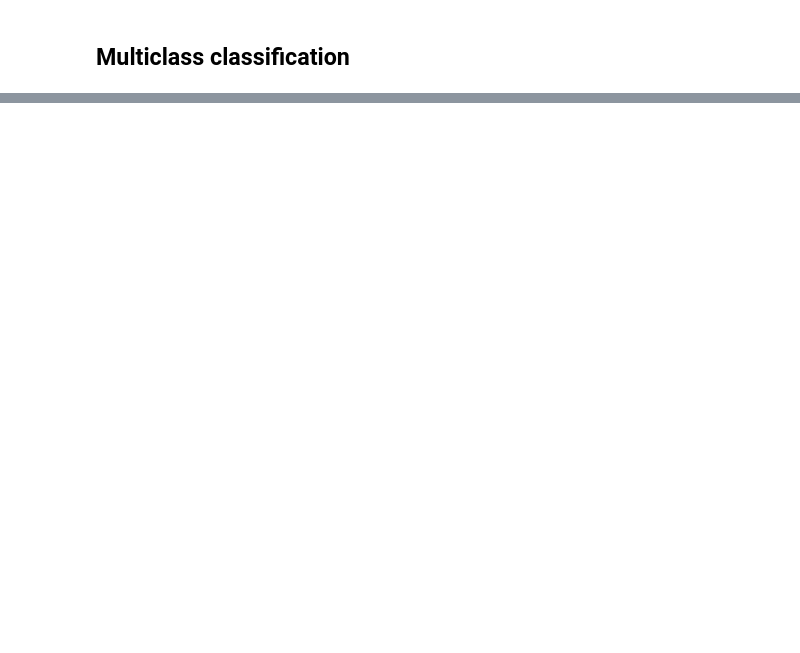
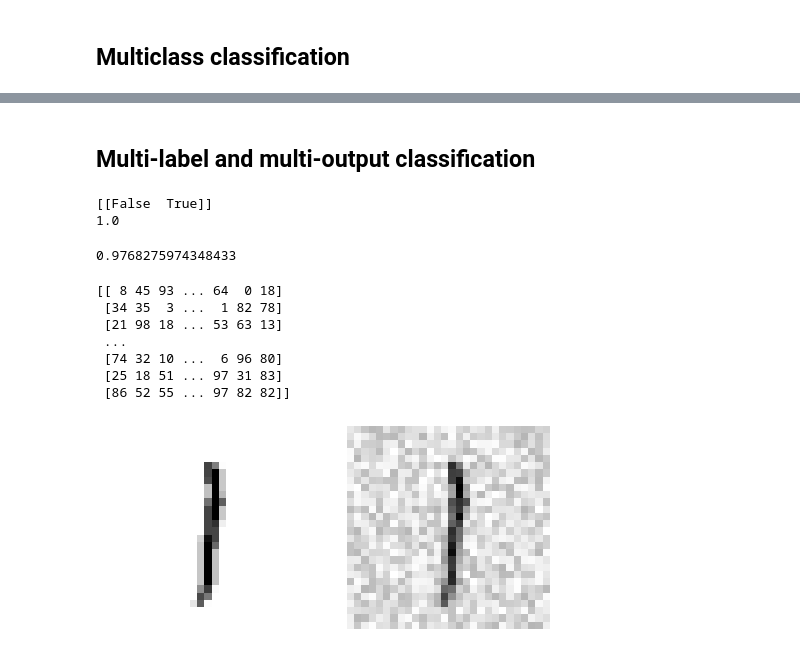
Before and after one commit to c0g1to/data-science-mastering, a Jupyter notebook: scikit/classifier.ipynb, the cells around one changed output, grey strips where cells are left out. Saved outputs shown, nothing was run; the diff lists cells and outputs as text; code cells hidden in the pictures; blank space fills up the shorter version.

Commit message:
classification exercises

```diff
--- a/scikit/classifier.ipynb
+++ b/scikit/classifier.ipynb
@@ -261,3 +229,43 @@ norm_conf_m = conf_m / row_sums
 print(norm_conf_m)
 np.fill_diagonal(norm_conf_m, 0)
 plt.matshow(norm_conf_m, cmap=plt.cm.gray)
+# %% [markdown]
+## Multi-label and multi-output classification
+# %%
+y_train_large = (y_train >= 7)
+y_train_odd = (y_train % 2 == 1)
+y_multilabel = np.c_[y_train_large, y_train_odd]
+knn_clf = KNeighborsClassifier()
+knn_clf.fit(X_train, y_multilabel)
+print(knn_clf.predict([some_digit]))
+print(y[rnum])
+# %% [output]
+[[False  True]]
+1.0
+# %%
+y_train_knn_pred = cross_val_predict(knn_clf, X_train, y_multilabel, cv=3)
+f1_score(y_multilabel, y_train_knn_pred, average='macro')
+# %% [output]
+0.9768275974348433
+# %%
+noise = np.random.randint(0, 100, (len(X_train), 784))
+print(noise)
+X_train_mod = X_train + noise
+y_train_mod = X_train
+
+rnum1 = np.random.randint(0, 60000)
+snd_img = X_train_mod[rnum1].reshape(28, 28)
+sd_img = X_train[rnum1].reshape(28, 28)
+fig = plt.figure(figsize=(8, 16))
+for i, img in enumerate([sd_img, snd_img]):
+    ax = fig.add_subplot(1, 2, i + 1)
+    plot_digit(img, ax)
+# %% [output]
+[[ 8 45 93 ... 64  0 18]
+ [34 35  3 ...  1 82 78]
+ [21 98 18 ... 53 63 13]
+ ...
+ [74 32 10 ...  6 96 80]
+ [25 18 51 ... 97 31 83]
+ [86 52 55 ... 97 82 82]]
+[figure, added]
```
Also changed, not shown: parts of 23 cells of this notebook, 2 other files.
